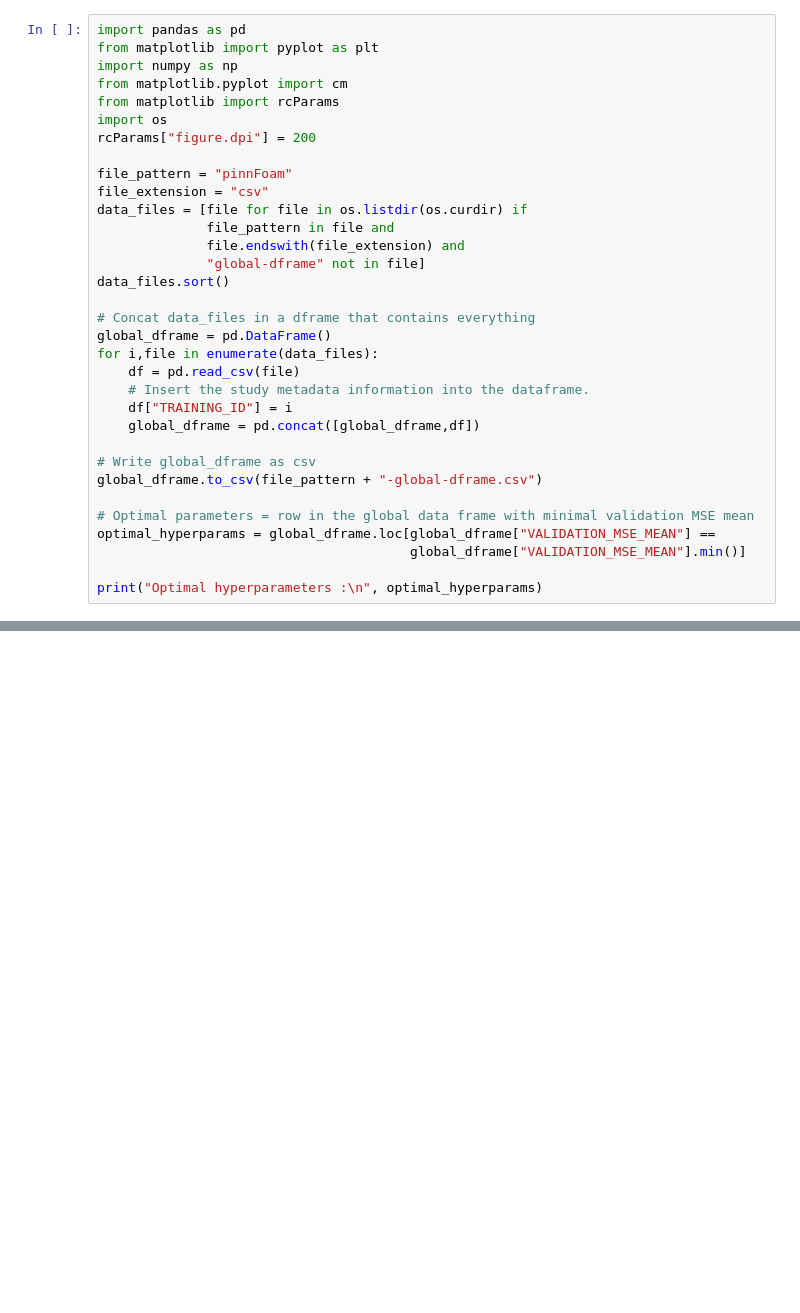
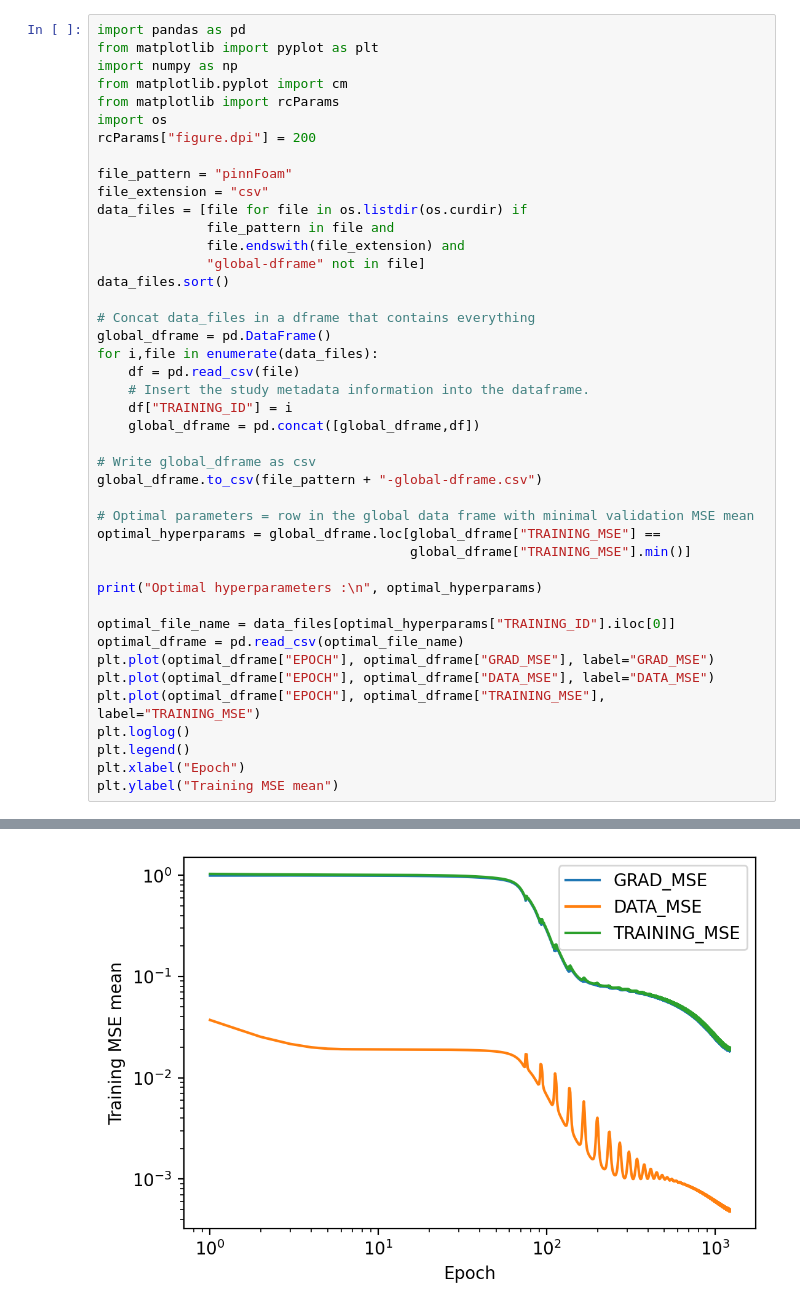
Before and after one commit to tmaric/pinnfoam, a Jupyter notebook: run/pinnFoam-visualize.ipynb, the cells around one changed output, grey strips where cells are left out. Saved outputs shown, nothing was run; the diff lists cells and outputs as text; blank space fills up the shorter version.

```diff
--- a/run/pinnFoam-visualize.ipynb
+++ b/run/pinnFoam-visualize.ipynb
@@ -29,9 +29,19 @@ for i,file in enumerate(data_files):
 global_dframe.to_csv(file_pattern + "-global-dframe.csv")
 
 # Optimal parameters = row in the global data frame with minimal validation MSE mean
-optimal_hyperparams = global_dframe.loc[global_dframe["VALIDATION_MSE_MEAN"] ==
-                                        global_dframe["VALIDATION_MSE_MEAN"].min()]
+optimal_hyperparams = global_dframe.loc[global_dframe["TRAINING_MSE"] ==
+                                        global_dframe["TRAINING_MSE"].min()]
 
 print("Optimal hyperparameters :\n", optimal_hyperparams)
+
+optimal_file_name = data_files[optimal_hyperparams["TRAINING_ID"].iloc[0]]
+optimal_dframe = pd.read_csv(optimal_file_name)
+plt.plot(optimal_dframe["EPOCH"], optimal_dframe["GRAD_MSE"], label="GRAD_MSE")
+plt.plot(optimal_dframe["EPOCH"], optimal_dframe["DATA_MSE"], label="DATA_MSE")
+plt.plot(optimal_dframe["EPOCH"], optimal_dframe["TRAINING_MSE"], label="TRAINING_MSE")
+plt.loglog()
+plt.legend()
+plt.xlabel("Epoch")
+plt.ylabel("Training MSE mean")
 # %% [output]
 Optimal hyperparameters :
@@ -46 +54,2 @@ Optimal hyperparameters :
+[figure, added]
 # %%
```
Also changed, not shown: parts of 3 cells of this notebook, 5 other files.
